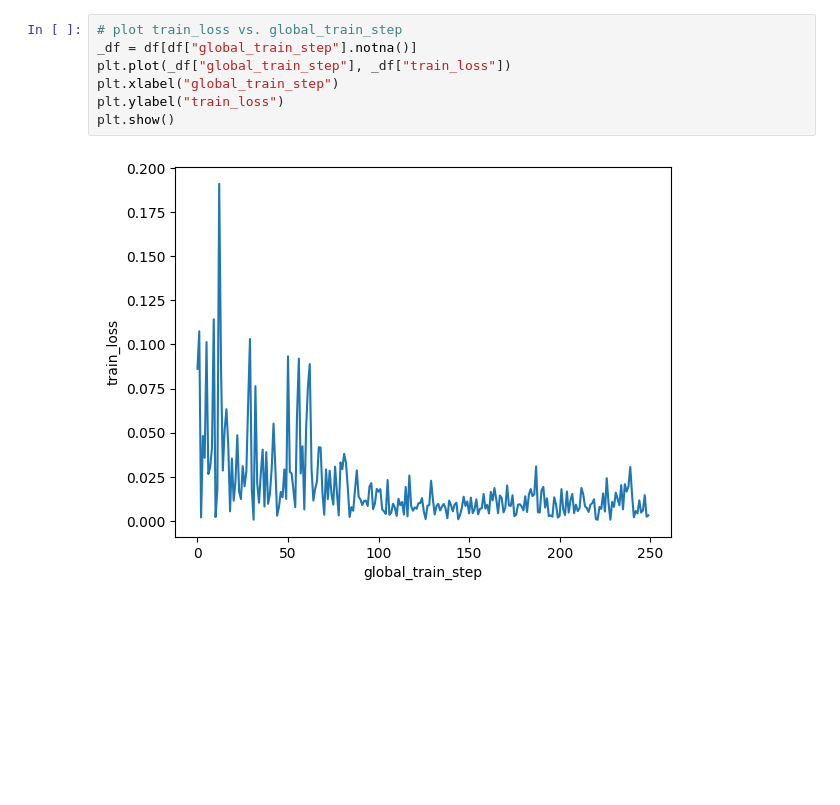
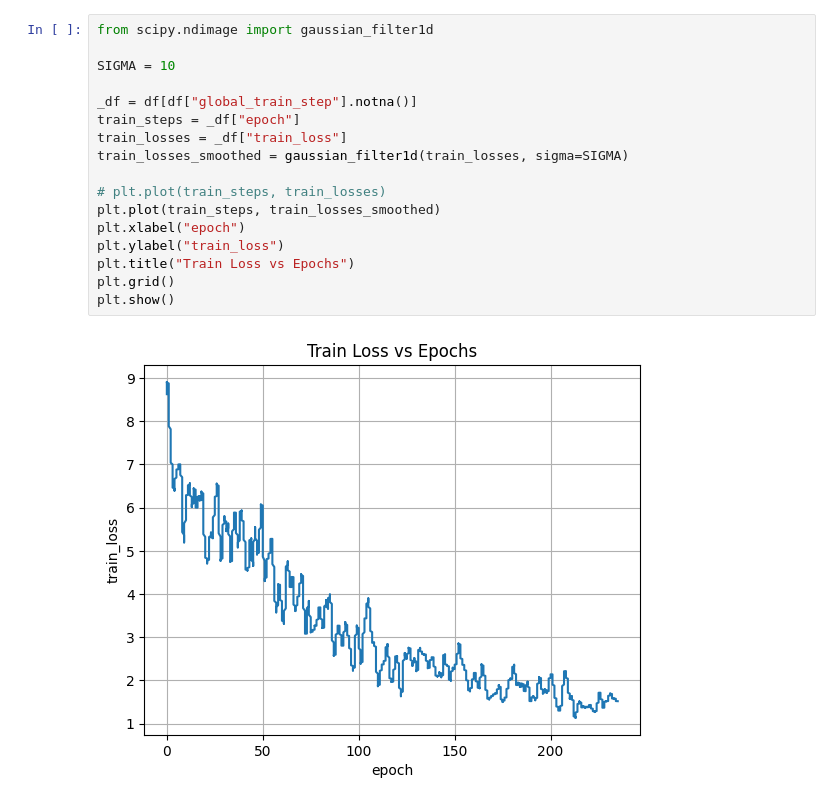
Before and after one commit to UNITES-Lab/sparse-cafm, a Jupyter notebook: _figures.ipynb, the cells around one changed output. Saved outputs shown, nothing was run; the diff lists cells and outputs as text; blank space fills up the shorter version.

```diff
--- a/_figures.ipynb
+++ b/_figures.ipynb
@@ -15,12 +15,22 @@ df.head()
-# %%
-# plot train_loss vs. global_train_step
-_df = df[df["global_train_step"].notna()]
-plt.plot(_df["global_train_step"], _df["train_loss"])
-plt.xlabel("global_train_step")
-plt.ylabel("train_loss")
-plt.show()
-# %% [output]
-[figure, removed]
+# %%
+from scipy.ndimage import gaussian_filter1d
+
+SIGMA = 10
+
+_df = df[df["global_train_step"].notna()]
+train_steps = _df["epoch"]
+train_losses = _df["train_loss"]
+train_losses_smoothed = gaussian_filter1d(train_losses, sigma=SIGMA)
+
+# plt.plot(train_steps, train_losses)
+plt.plot(train_steps, train_losses_smoothed)
+plt.xlabel("epoch")
+plt.ylabel("train_loss")
+plt.title("Train Loss vs Epochs")
+plt.grid()
+plt.show()
+# %% [output]
+[figure, added]
 # %%
 # plot val_loss vs. global_val_step
 _df = df[df["global_val_step"].notna()]
```
Also changed, not shown: parts of 3 cells of this notebook, 25 other files.
